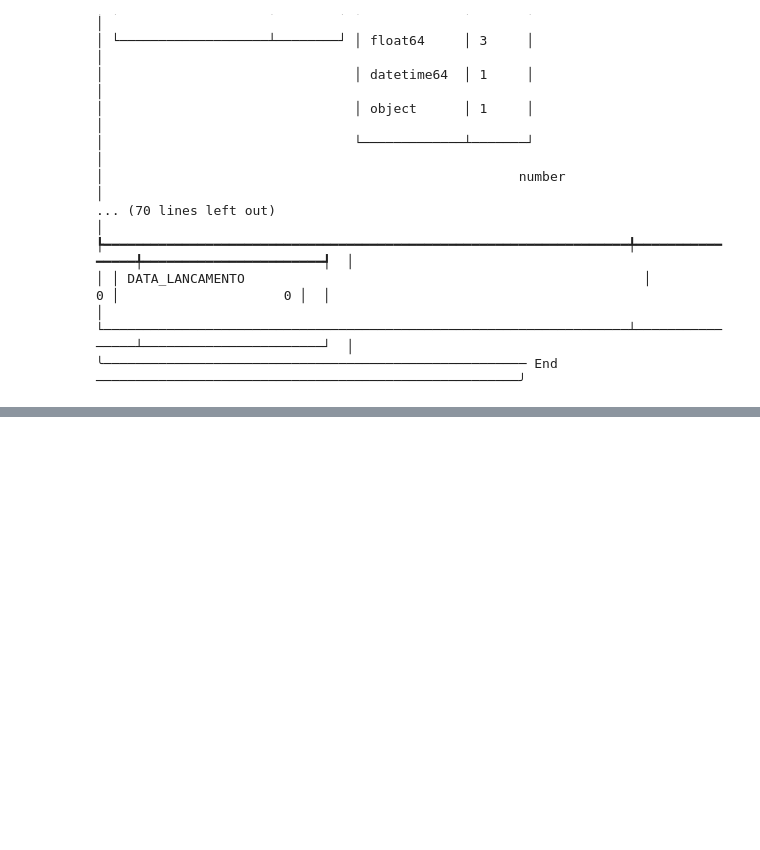
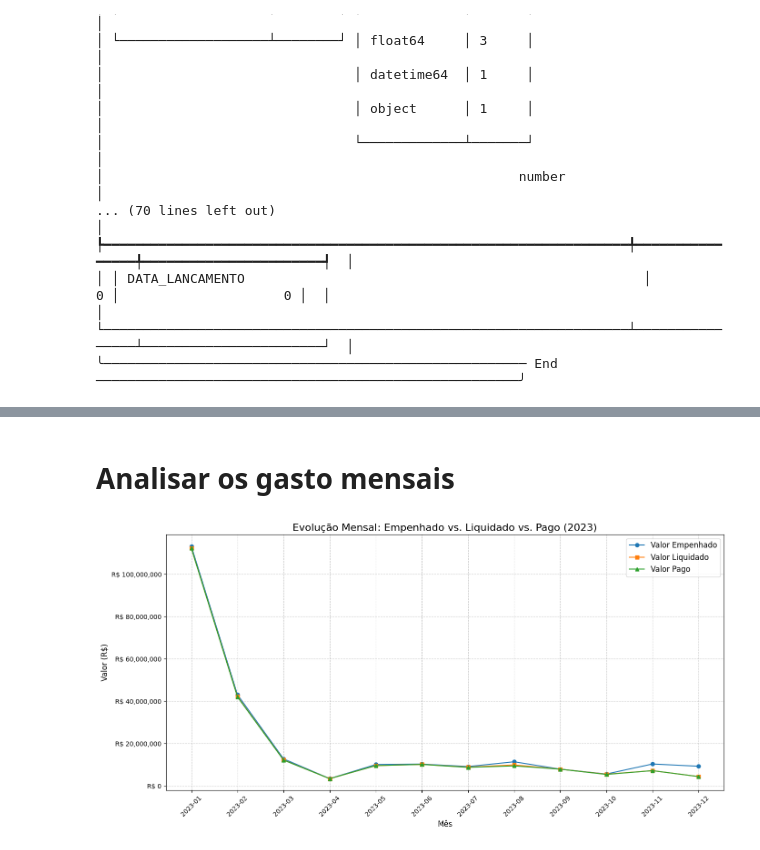
Before and after one commit to Daniel-NascimentoS/udi_sec_educ, a Jupyter notebook: eda_sec_ed_2023.ipynb, the cells around one changed output, grey strips where cells are left out. Saved outputs shown, nothing was run; the diff lists cells and outputs as text; code cells hidden in the pictures; blank space fills up the shorter version.

```diff
--- a/eda_sec_ed_2023.ipynb
+++ b/eda_sec_ed_2023.ipynb
@@ -214,0 +412,24 @@ len(df_educacao_trat['FORNECEDOR'].unique())
+# %% [markdown]
+# Analisar os gasto mensais
+# %%
+# Criando as 3 visualizações separadas
+# Analisar os gasto mensais
+
+# Inciar com o dataframe sem os fornecedores estranhos
+gastos_mensais = df_restante.groupby('MES_NOME')[['VALOREMPENHADO', 'VALORLIQUIDADO', 'VALORPAGO']].sum().reset_index()
+
+plt.figure(figsize=(14, 7))
+plt.plot(gastos_mensais['MES_NOME'], gastos_mensais['VALOREMPENHADO'], label='Valor Empenhado', marker='o')
+plt.plot(gastos_mensais['MES_NOME'], gastos_mensais['VALORLIQUIDADO'], label='Valor Liquidado', marker='s')
+plt.plot(gastos_mensais['MES_NOME'], gastos_mensais['VALORPAGO'], label='Valor Pago', marker='^')
+
+plt.title('Evolução Mensal: Empenhado vs. Liquidado vs. Pago (2023)', fontsize=16)
+plt.xlabel('Mês', fontsize=12)
+plt.ylabel('Valor (R$)', fontsize=12)
+plt.legend(fontsize=12)
+plt.grid(True, linestyle='--', alpha=0.6)
+plt.gca().yaxis.set_major_formatter(mtick.FuncFormatter(lambda x, p: f'R$ {x:,.0f}'))
+plt.xticks(rotation=45)
+plt.tight_layout()
+# %% [output]
+[figure, added]
```
Also changed, not shown: parts of 45 cells of this notebook.
